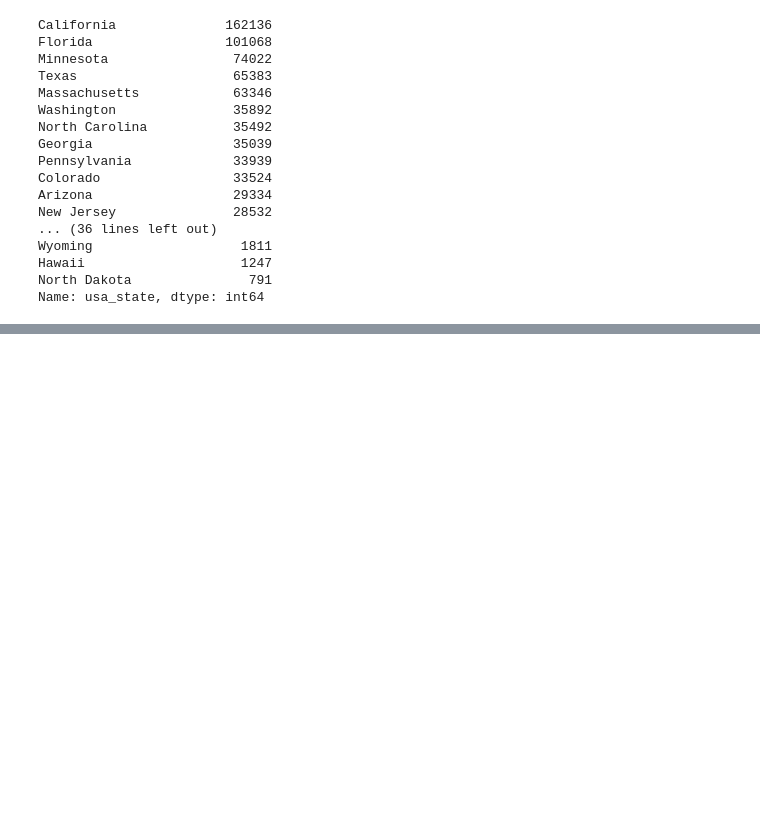
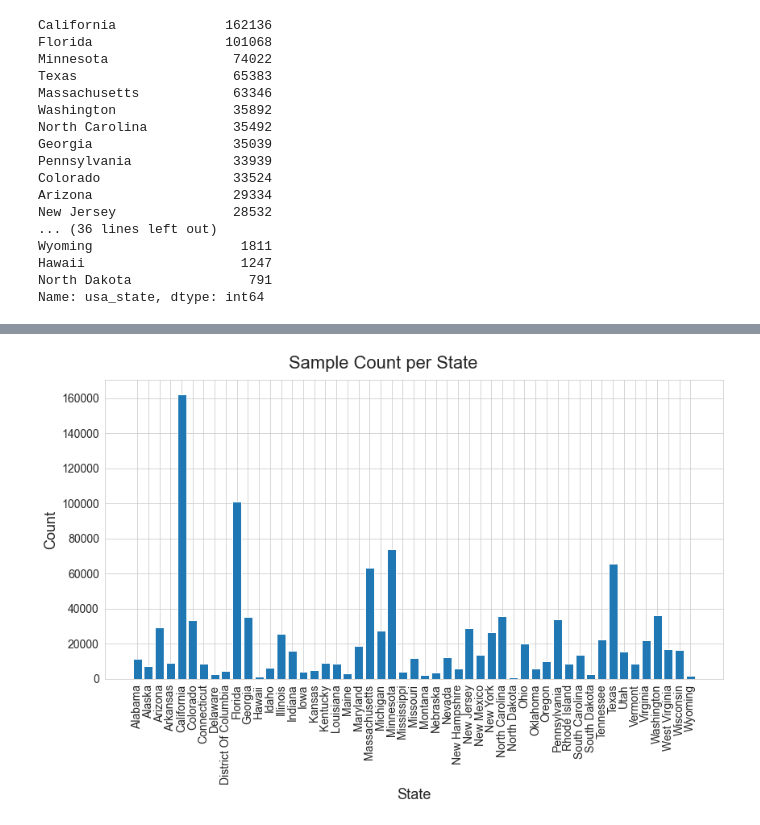
Before and after one commit to ninaihde/sampling-bias-cov19, a Jupyter notebook: src/create_general_insights.ipynb, the cells around one changed output, grey strips where cells are left out. Saved outputs shown, nothing was run; the diff lists cells and outputs as text; code cells hidden in the pictures; blank space fills up the shorter version.

```diff
--- a/src/create_general_insights.ipynb
+++ b/src/create_general_insights.ipynb
@@ -491,0 +502,4 @@ df_usa.to_csv('../data/metadata_EBI_usa_states.csv', index=False)
+# %%
+import pandas as pd
+
+df_usa = pd.read_csv('../data/metadata_EBI_usa_states.csv')
@@ -491,0 +543,18 @@ df_usa.to_csv('../data/metadata_EBI_usa_states.csv', index=False)
+# %%
+import seaborn as sns
+
+sns.set_style('whitegrid')
+fig, ax = plt.subplots(figsize=(12, 8))
+plt.bar(list(state_counts.keys()), list(state_counts.values()))
+
+fig.suptitle('Sample Count per State', fontsize=22)
+plt.xlabel('State', fontsize=18)
+plt.ylabel('Count', fontsize=18)
+plt.xticks(fontsize=14, rotation=90)
+plt.yticks(fontsize=14)
+
+plt.tight_layout()
+fig.savefig('../plots/state_counts_barchart.png', dpi=300)
+plt.close()
+# %% [output]
+[figure, added]
```
Also changed, not shown: parts of 21 cells of this notebook, 3 other files.
